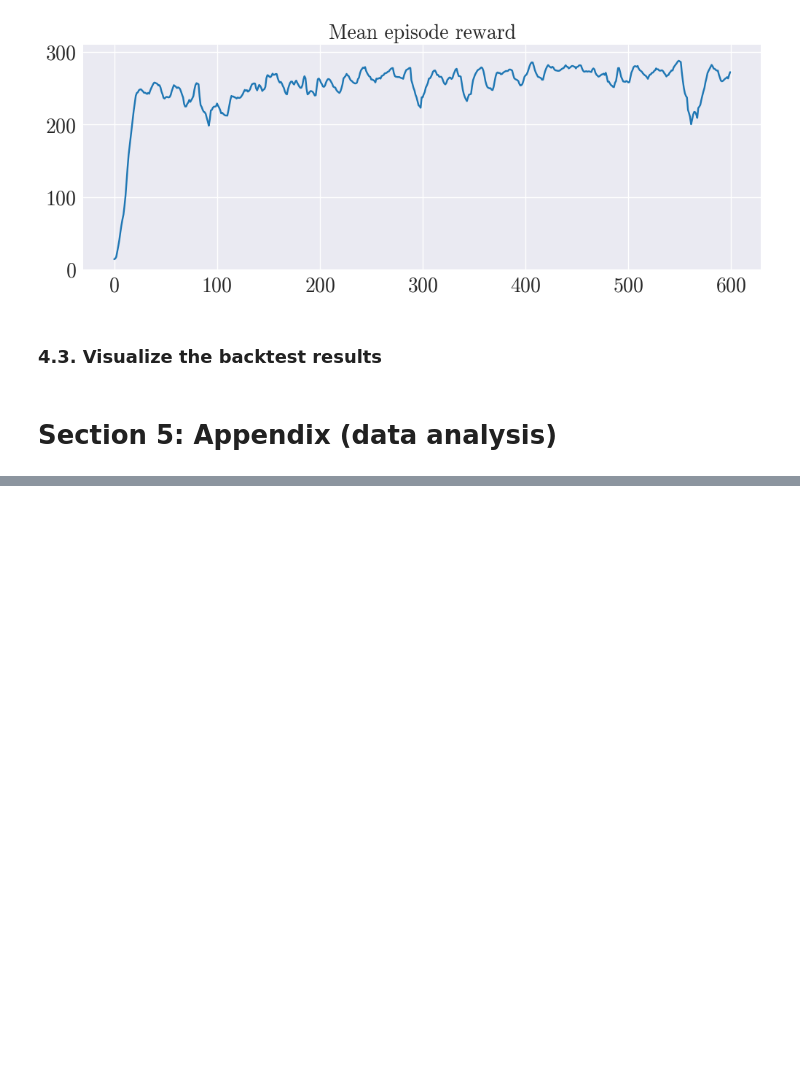
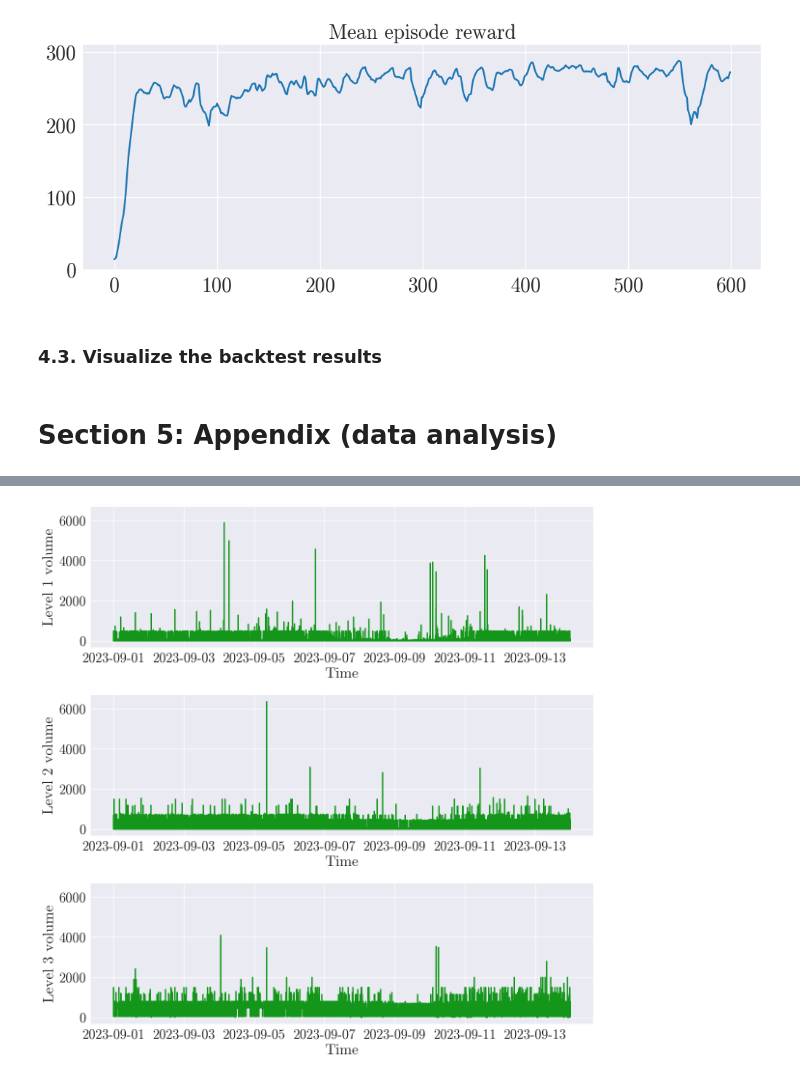
Before and after one commit to JurajZelman/airl-market-making, a Jupyter notebook: main.ipynb, the cells around one changed output, grey strips where cells are left out. Saved outputs shown, nothing was run; the diff lists cells and outputs as text; code cells hidden in the pictures; blank space fills up the shorter version.

```diff
--- a/main.ipynb
+++ b/main.ipynb
@@ -767,0 +772,2 @@ visualize_backtest(timestamps, trader_stats, initial_cost)
+# %%
+save_fig = False
@@ -767,0 +856,8 @@ visualize_backtest(timestamps, trader_stats, initial_cost)
+# %%
+# TODO: Merge into a table
+
+# Describe the spread
+for i in range(3):
+    print(f"Spread on level {i+1}")
+    print(df[f"spread_{i}"].describe())
+    print()
@@ -767,0 +882,16 @@ visualize_backtest(timestamps, trader_stats, initial_cost)
+# %%
+# Create plot with five subfigures with the best bid volumes
+fig, axs = plt.subplots(3, 1, figsize=(12, 12), sharey=True)
+for i in range(3):
+    axs[i].plot(df[f"bid_{i}_size"], color=color_green)
+    axs[i].set_ylabel(f"Level {i+1} volume")
+    axs[i].set_xlabel("Time")
+
+plt.tight_layout()
+plt.show()
+
+# Save the figure
+if save_fig:
+    fig.savefig(f"{FIGURES_PATH}/{exchange}_{symbol}_lob_bid_volumes.pdf")
+# %% [output]
+[figure, added]
```
Also changed, not shown: parts of 31 cells of this notebook.
